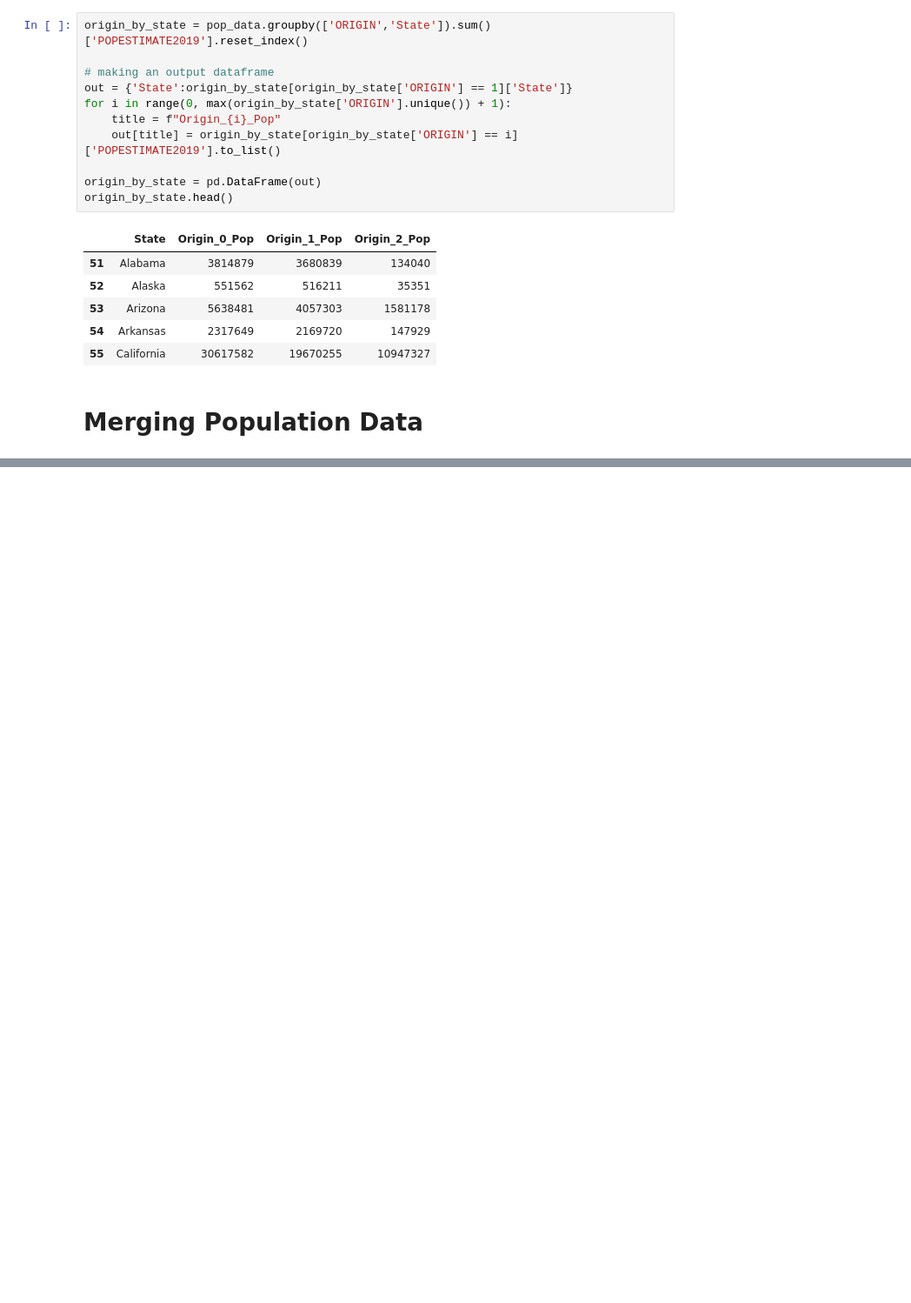
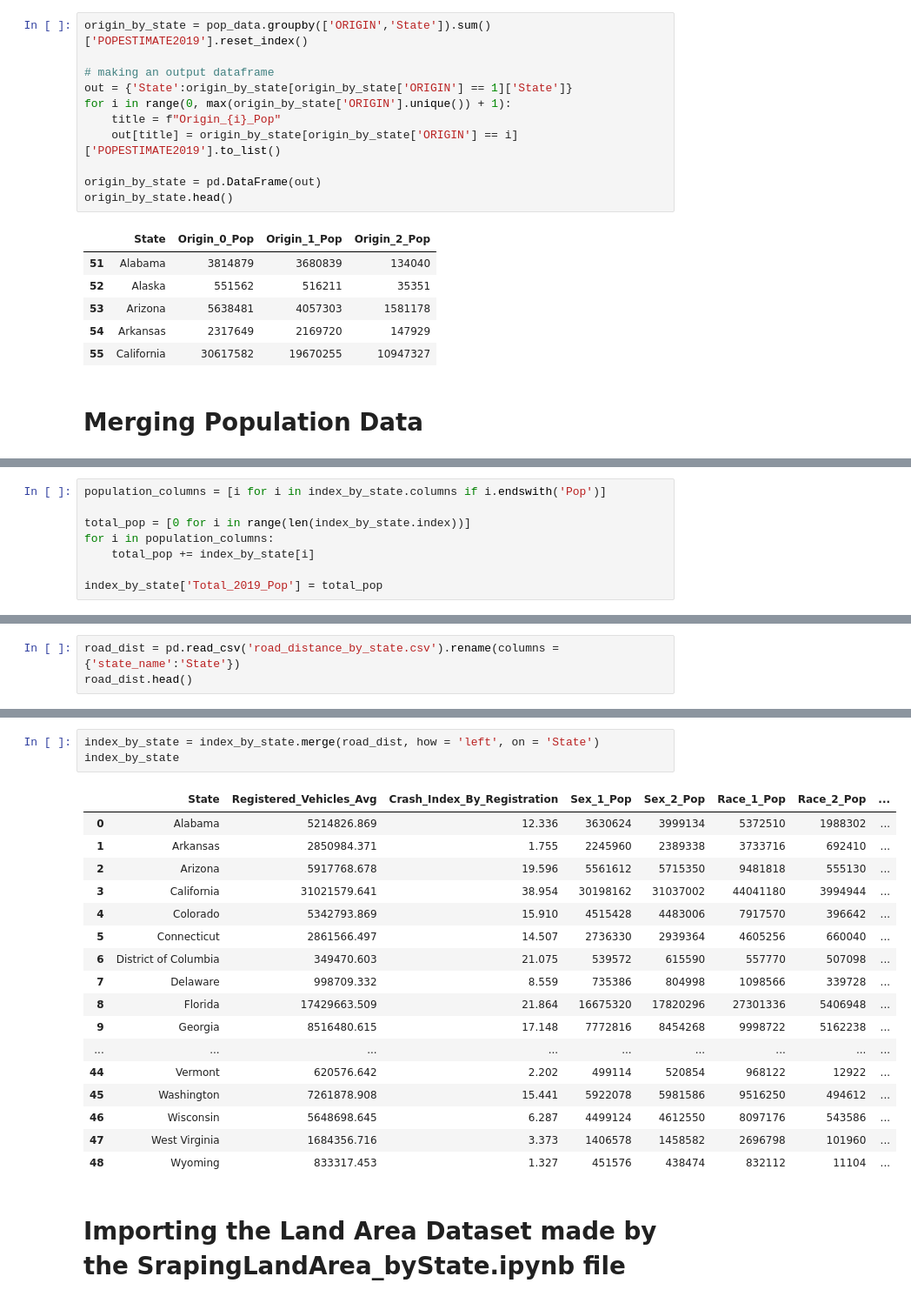
Before and after one commit to smyoung88/DA_G2_Final_Project, a Jupyter notebook: Vellios/Accidents_by_Year.ipynb, the cells around one changed output, grey strips where cells are left out. Shown at 87% size. Drawn from its saved outputs; the diff is of its cells as text; blank space fills up the shorter version.

```diff
--- a/Vellios/Accidents_by_Year.ipynb
+++ b/Vellios/Accidents_by_Year.ipynb
@@ -383,0 +389,8 @@ index_by_state
+# %%
+population_columns = [i for i in index_by_state.columns if i.endswith('Pop')]
+
+total_pop = [0 for i in range(len(index_by_state.index))]
+for i in population_columns:
+    total_pop += index_by_state[i]
+
+index_by_state['Total_2019_Pop'] = total_pop
@@ -383,0 +399,3 @@ index_by_state
+# %%
+road_dist = pd.read_csv('road_distance_by_state.csv').rename(columns = {'state_name':'State'})
+road_dist.head()
@@ -383,0 +409,23 @@ index_by_state
+# %%
+index_by_state = index_by_state.merge(road_dist, how = 'left', on = 'State')
+index_by_state
+# %% [output]
+|  | State | Registered_Vehicles_Avg | Crash_Index_By_Registration | Sex_1_Pop | Sex_2_Pop | Race_1_Pop | Race_2_Pop | ... |
+| 0 | Alabama | 5214826.869 | 12.336 | 3630624 | 3999134 | 5372510 | 1988302 | ... |
+| 1 | Arkansas | 2850984.371 | 1.755 | 2245960 | 2389338 | 3733716 | 692410 | ... |
+| 2 | Arizona | 5917768.678 | 19.596 | 5561612 | 5715350 | 9481818 | 555130 | ... |
+| 3 | California | 31021579.641 | 38.954 | 30198162 | 31037002 | 44041180 | 3994944 | ... |
+| 4 | Colorado | 5342793.869 | 15.910 | 4515428 | 4483006 | 7917570 | 396642 | ... |
+| 5 | Connecticut | 2861566.497 | 14.507 | 2736330 | 2939364 | 4605256 | 660040 | ... |
+| 6 | District of Columbia | 349470.603 | 21.075 | 539572 | 615590 | 557770 | 507098 | ... |
+| 7 | Delaware | 998709.332 | 8.559 | 735386 | 804998 | 1098566 | 339728 | ... |
+| 8 | Florida | 17429663.509 | 21.864 | 16675320 | 17820296 | 27301336 | 5406948 | ... |
+| 9 | Georgia | 8516480.615 | 17.148 | 7772816 | 8454268 | 9998722 | 5162238 | ... |
+| ... | ... | ... | ... | ... | ... | ... | ... | ... |
+| 44 | Vermont | 620576.642 | 2.202 | 499114 | 520854 | 968122 | 12922 | ... |
+| 45 | Washington | 7261878.908 | 15.441 | 5922078 | 5981586 | 9516250 | 494612 | ... |
+| 46 | Wisconsin | 5648698.645 | 6.287 | 4499124 | 4612550 | 8097176 | 543586 | ... |
+| 47 | West Virginia | 1684356.716 | 3.373 | 1406578 | 1458582 | 2696798 | 101960 | ... |
+| 48 | Wyoming | 833317.453 | 1.327 | 451576 | 438474 | 832112 | 11104 | ... |
+# %% [markdown]
+# Importing the Land Area Dataset made by the SrapingLandArea_byState.ipynb file
```
Also changed, not shown: parts of 16 cells of this notebook.
